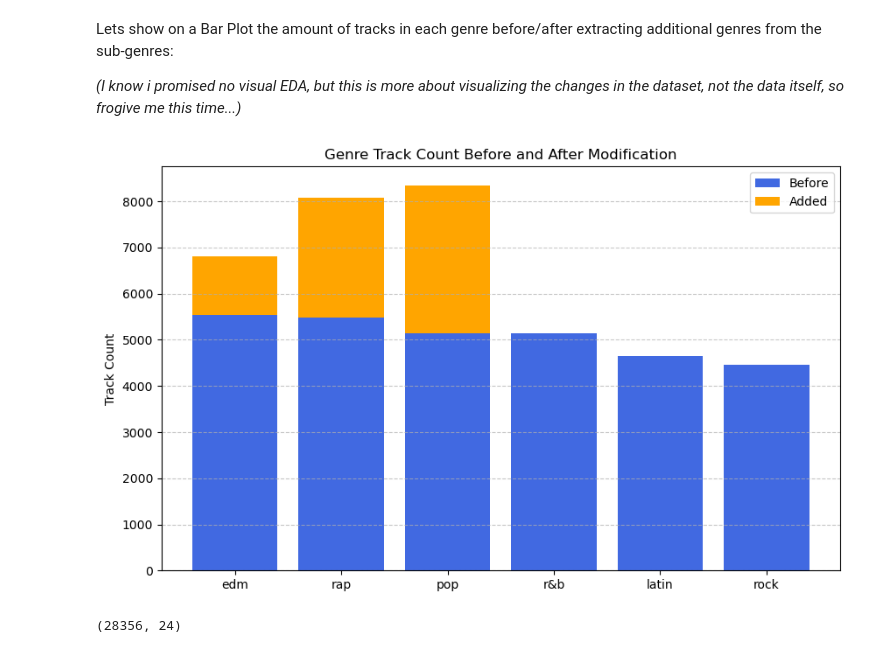
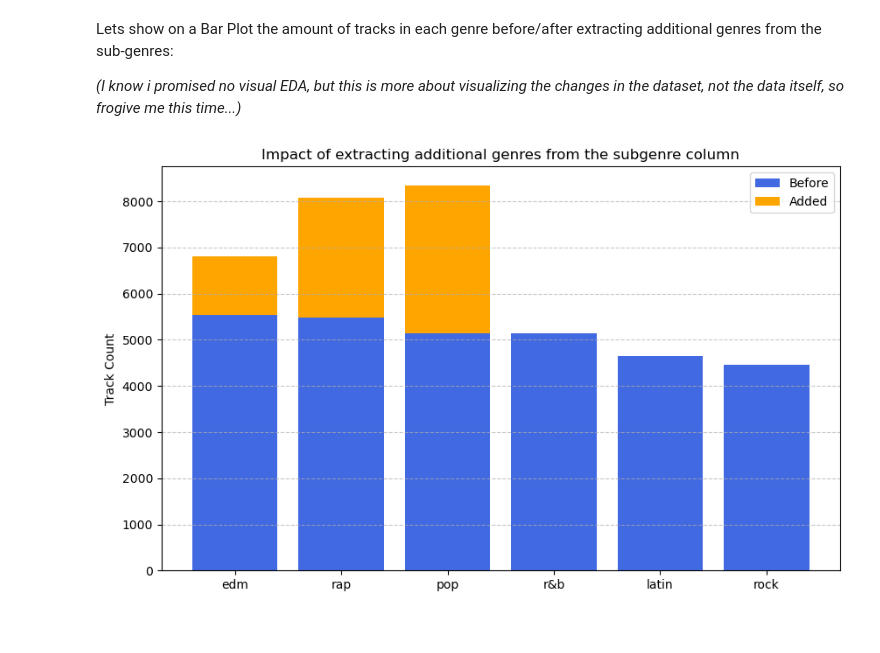
Before and after one commit to HeapHopper/Spotit, a Jupyter notebook: 01_data_preparation.ipynb, the cells around one changed output. Cells and saved outputs as stored; diff of their text form; code cells hidden in the pictures.

```diff
--- a/01_data_preparation.ipynb
+++ b/01_data_preparation.ipynb
@@ -319,36 +343,32 @@ Lets show on a Bar Plot the amount of tracks in each genre before/after extracti
 import matplotlib.pyplot as plt
 import numpy as np
 
 # Data
 genres = ['edm', 'rap', 'pop', 'r&b', 'latin', 'rock']
 
 # Convert to lists
 before_values = np.array([genre_track_counts[g] for g in genres])
 after_values = np.array([genre_subgenre_track_counts[g] for g in genres])
 
 # Compute the difference (increase)
 increase_values = after_values - before_values
 
 # Plot
 fig, ax = plt.subplots(figsize=(10, 6))
 
 # Base bars (before modification)
 ax.bar(genres, before_values, color='royalblue', label='Before')
 
 # Stacked bars (increase after modification)
 ax.bar(genres, increase_values, bottom=before_values, color='orange', label='Added')
 
 # Labels and formatting
 ax.set_ylabel("Track Count")
-ax.set_title("Genre Track Count Before and After Modification")
+ax.set_title("Impact of extracting additional genres from the subgenre column")
 ax.legend()
 ax.grid(axis='y', linestyle='--', alpha=0.7)
 
 # Show the plot
 plt.show()
 # %% [output]
-[figure, old version]
+[figure, new version]
-# %%
-df.shape
-# %% [output]
-(28356, 24)
```
Also changed, not shown: parts of 17 cells of this notebook, 2 other files.
